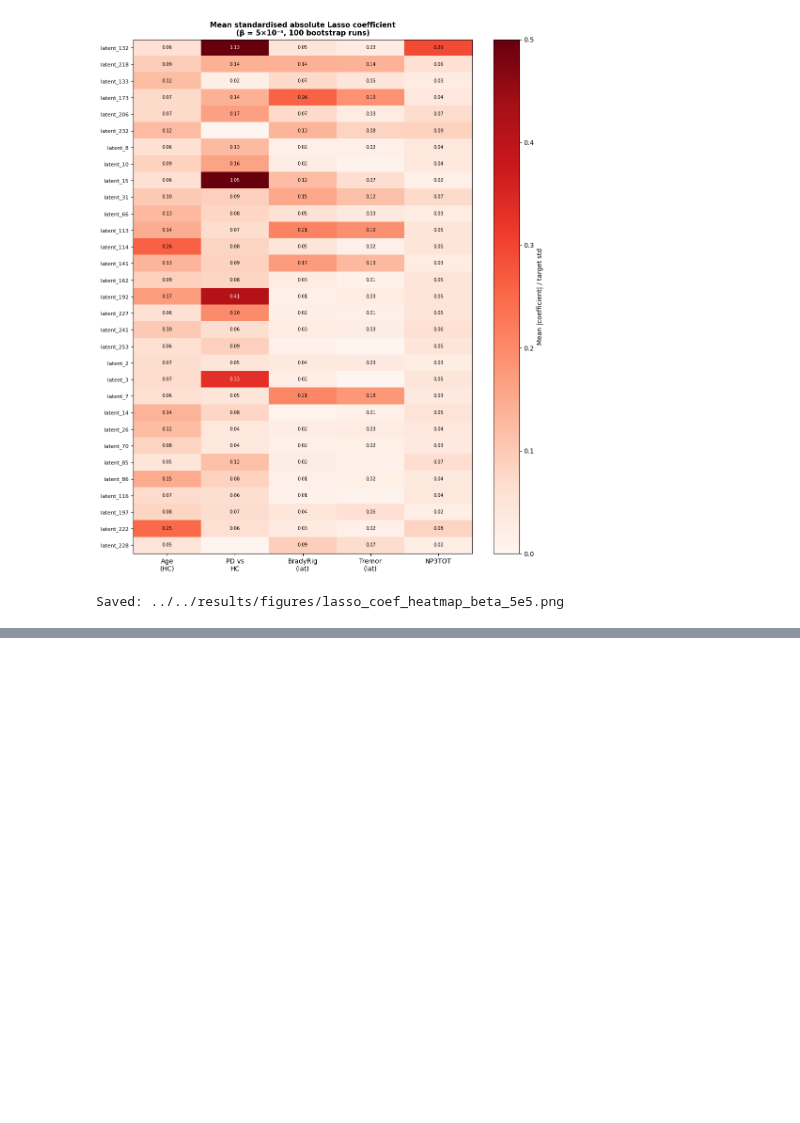
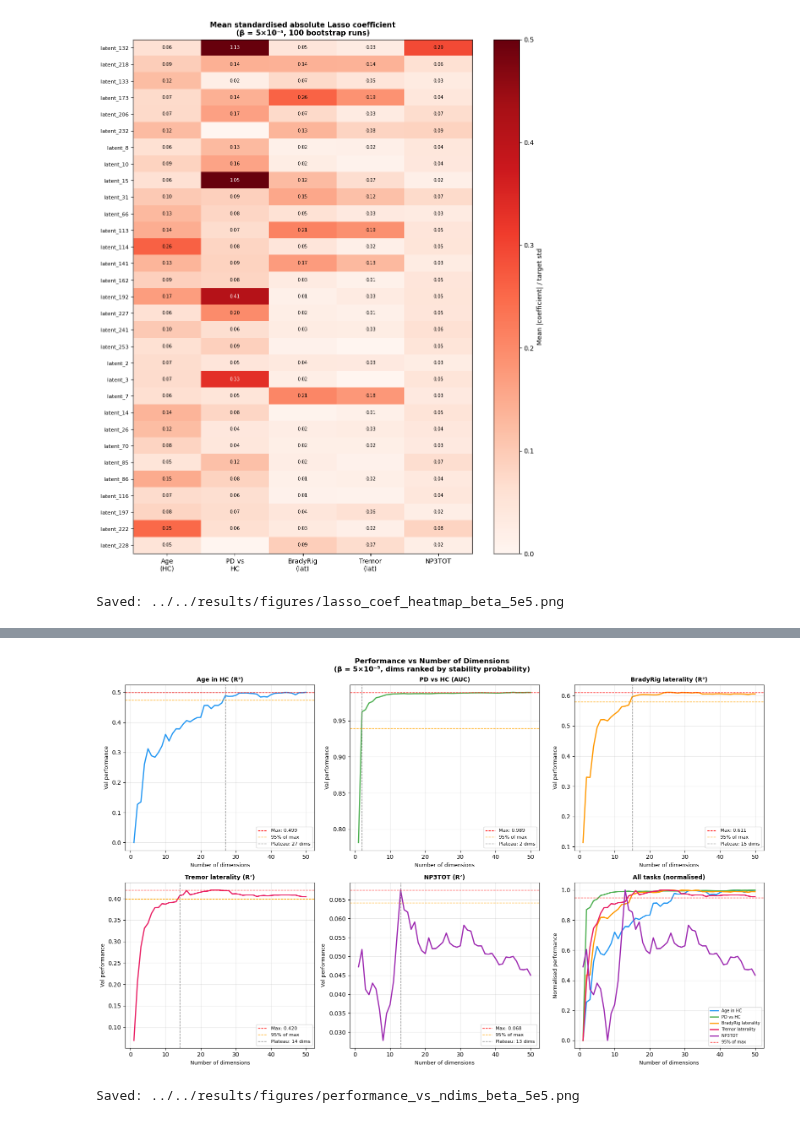
Before and after one commit to natnael1193/Unsupervised-Parkisnson-Imaging-Analysis, a Jupyter notebook: notebooks/pipeline/5_7_lasso_feature_selection.ipynb, the cells around one changed output, grey strips where cells are left out. Drawn from its saved outputs; the diff is of its cells as text; code cells hidden in the pictures; blank space fills up the shorter version.

Commit message:
feat: add performance vs dimensions analysis to notebook 5.7

```diff
--- a/notebooks/pipeline/5_7_lasso_feature_selection.ipynb
+++ b/notebooks/pipeline/5_7_lasso_feature_selection.ipynb
@@ -744,0 +836,78 @@ Saved: ../../results/figures/lasso_coef_heatmap_beta_5e5.png
+# %%
+# [PERFORMANCE-CURVE-PLOT]
+
+task_colors = {
+    'age_hc':   '#2196F3',
+    'pd_hc':    '#4CAF50',
+    'bradyrig': '#FF9800',
+    'tremor':   '#E91E63',
+    'np3tot':   '#9C27B0'
+}
+task_labels = {
+    'age_hc':   'Age in HC (R²)',
+    'pd_hc':    'PD vs HC (AUC)',
+    'bradyrig': 'BradyRig laterality (R²)',
+    'tremor':   'Tremor laterality (R²)',
+    'np3tot':   'NP3TOT (R²)'
+}
+
+fig, axes = plt.subplots(2, 3, figsize=(16, 10))
+axes = axes.flatten()
+
+for idx, (task_name, (n_dims_list, scores)) in enumerate(perf_curves.items()):
+    ax = axes[idx]
+
+    valid = [(n, s) for n, s in zip(n_dims_list, scores) if not np.isnan(s)]
+    if not valid:
+        continue
+
+    ns, ss = zip(*valid)
+    max_score = max(ss)
+    plateau_n = next((n for n, s in valid if s >= 0.95 * max_score), None)
+
+    ax.plot(ns, ss, color=task_colors[task_name], linewidth=2)
+    ax.axhline(max_score, color='red', linestyle='--',
+               linewidth=1, label=f'Max: {max_score:.3f}')
+    ax.axhline(0.95 * max_score, color='orange', linestyle='--',
+               linewidth=1, label='95% of max')
+    if plateau_n:
+        ax.axvline(plateau_n, color='grey', linestyle='--',
+                   linewidth=1, label=f'Plateau: {plateau_n} dims')
+
+    ax.set_title(task_labels[task_name], fontsize=10, fontweight='bold')
+    ax.set_xlabel('Number of dimensions', fontsize=9)
+    ax.set_ylabel('Val performance', fontsize=9)
+    ax.legend(fontsize=8)
+    ax.grid(alpha=0.3)
+
+# Combined plot in last panel
+ax = axes[5]
+for task_name, (n_dims_list, scores) in perf_curves.items():
+    valid = [(n, s) for n, s in zip(n_dims_list, scores) if not np.isnan(s)]
+    if not valid:
+        continue
+    ns, ss = zip(*valid)
+    max_score = max(ss)
+    # Normalise to 0-1 for comparison
+    norm_ss = [(s - min(ss)) / (max_score - min(ss)) if max_score != min(ss) else 0
+               for s in ss]
+    ax.plot(ns, norm_ss, color=task_colors[task_name],
+            linewidth=2, label=task_labels[task_name].split('(')[0].strip())
+
+ax.axhline(0.95, color='red', linestyle='--', linewidth=1, label='95% of max')
+ax.set_title('All tasks (normalised)', fontsize=10, fontweight='bold')
+ax.set_xlabel('Number of dimensions', fontsize=9)
+ax.set_ylabel('Normalised performance', fontsize=9)
+ax.legend(fontsize=7)
+ax.grid(alpha=0.3)
+
+fig.suptitle('Performance vs Number of Dimensions\n(β = 5×10⁻⁵, dims ranked by stability probability)',
+             fontsize=12, fontweight='bold')
+plt.tight_layout()
+path = f'{FIGURES_DIR}performance_vs_ndims_beta_5e5.png'
+plt.savefig(path, dpi=150, bbox_inches='tight')
+plt.show()
+print(f"Saved: {path}")
+# %% [output]
+[figure, added]
+Saved: ../../results/figures/performance_vs_ndims_beta_5e5.png
```
Also changed, not shown: parts of 5 cells of this notebook, 1 other file.
